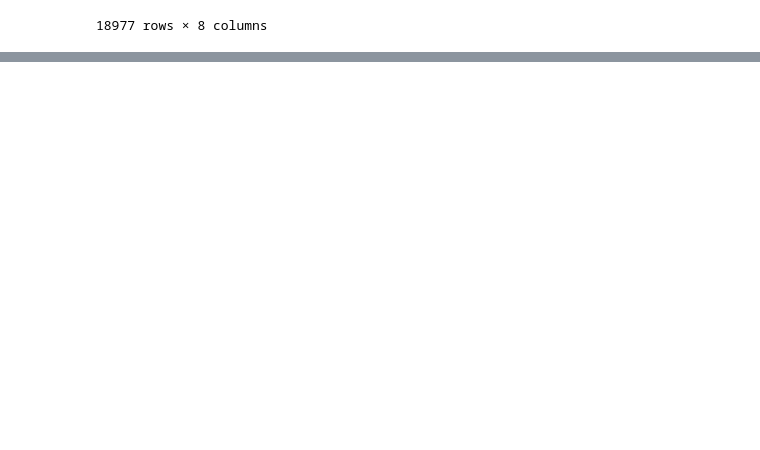
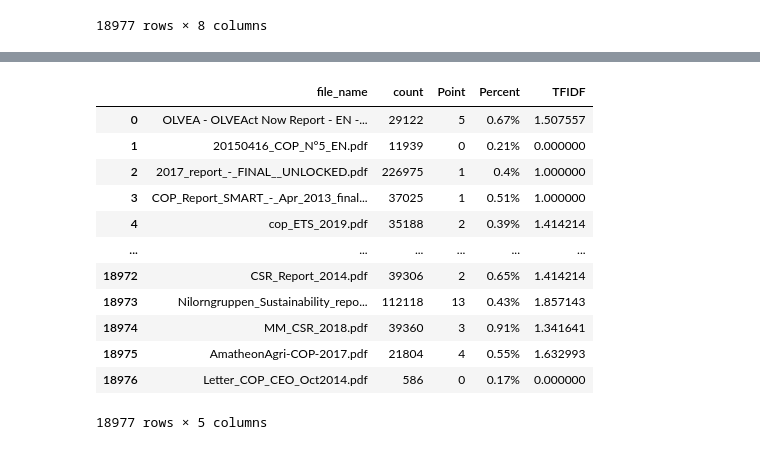
Before and after one commit to ohikendoit/CBi-MRC-Analytics, a Jupyter notebook: src/NER/rank_text_content.ipynb, the cells around one changed output, grey strips where cells are left out. Drawn from its saved outputs; the diff is of its cells as text; code cells hidden in the pictures; blank space fills up the shorter version.

```diff
--- a/src/NER/rank_text_content.ipynb
+++ b/src/NER/rank_text_content.ipynb
@@ -389,0 +408,18 @@ pd.read_csv('df_extracted_ranked.csv', engine='python', encoding='utf-8', error_
+# %%
+df_extracted_ranked = df_extracted_ranked.drop('Unnamed: 0', axis=1)
+df_extracted_ranked = df_extracted_ranked.drop('Unnamed: 0.1', axis=1)
+df_extracted_ranked = df_extracted_ranked.drop('clean_text', axis=1)
+# %% [output]
+|  | file_name | count | Point | Percent | TFIDF |
+| 0 | OLVEA - OLVEAct Now Report - EN -... | 29122 | 5 | 0.67% | 1.507557 |
+| 1 | 20150416_COP_N°5_EN.pdf | 11939 | 0 | 0.21% | 0.000000 |
+| 2 | 2017_report_-_FINAL__UNLOCKED.pdf | 226975 | 1 | 0.4% | 1.000000 |
+| 3 | COP_Report_SMART_-_Apr_2013_final... | 37025 | 1 | 0.51% | 1.000000 |
+| 4 | cop_ETS_2019.pdf | 35188 | 2 | 0.39% | 1.414214 |
+| ... | ... | ... | ... | ... | ... |
+| 18972 | CSR_Report_2014.pdf | 39306 | 2 | 0.65% | 1.414214 |
+| 18973 | Nilorngruppen_Sustainability_repo... | 112118 | 13 | 0.43% | 1.857143 |
+| 18974 | MM_CSR_2018.pdf | 39360 | 3 | 0.91% | 1.341641 |
+| 18975 | AmatheonAgri-COP-2017.pdf | 21804 | 4 | 0.55% | 1.632993 |
+| 18976 | Letter_COP_CEO_Oct2014.pdf | 586 | 0 | 0.17% | 0.000000 |
+18977 rows × 5 columns
```
Also changed, not shown: parts of 3 cells of this notebook, 9 other files.
